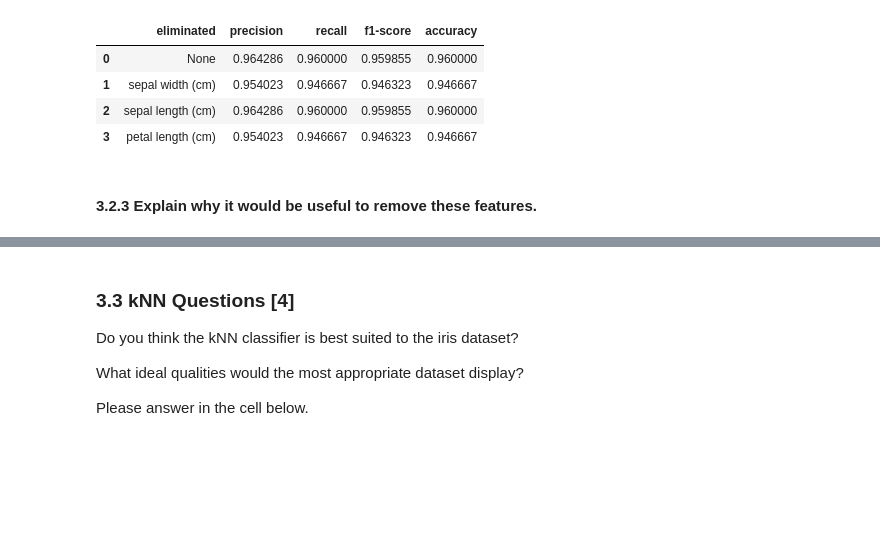
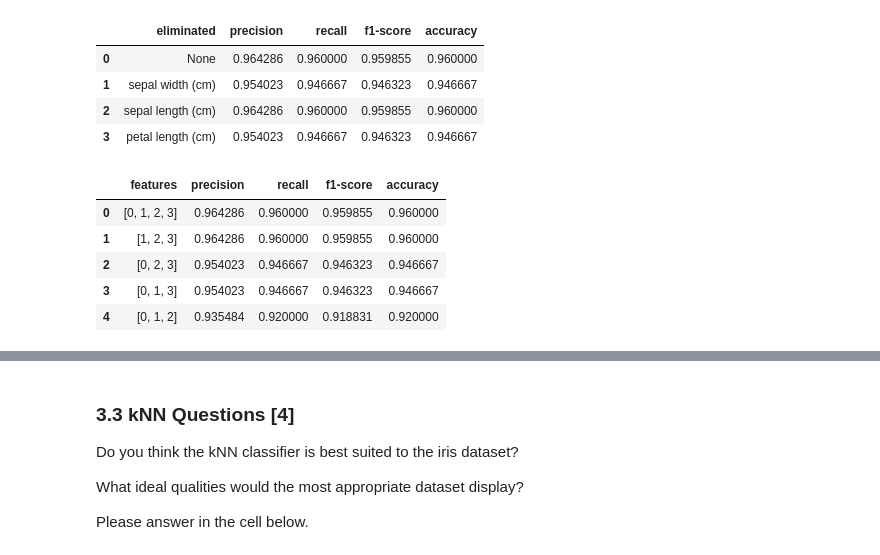
Before and after one commit to JohnnyFoulds/dsm040-2021-oct, a Jupyter notebook: coursework_02/CW2.ipynb, the cells around one changed output, grey strips where cells are left out. Cells and saved outputs as stored; diff of their text form; code cells hidden in the pictures; blank space fills up the shorter version.

```diff
--- a/coursework_02/CW2.ipynb
+++ b/coursework_02/CW2.ipynb
@@ -598,5 +601,26 @@ backwards_elimination(X_train, y_train, X_test, y_test, random_state, feature_na
 | 1 | sepal width (cm) | 0.954023 | 0.946667 | 0.946323 | 0.946667 |
 | 2 | sepal length (cm) | 0.964286 | 0.960000 | 0.959855 | 0.960000 |
 | 3 | petal length (cm) | 0.954023 | 0.946667 | 0.946323 | 0.946667 |
-# %% [markdown]
-#### 3.2.3 Explain why it would be useful to remove these features.
+# %%
+# get the metrics with no features removed
+selected_features = list(range(len(iris.feature_names)))
+modeler_rf_sel = create_rf_modeler(X_train, y_train, X_test, y_test, selected_features, random_state)
+results = modeler_rf_sel.get_evaluation().iloc[: , 1:]
+results.insert(0, 'features', str(selected_features))
+
+# experiment with removal of single features
+for i, feature in enumerate(iris.feature_names):
+    selected_features = list(range(len(iris.feature_names)))
+    del selected_features[i]
+    modeler_rf_sel = create_rf_modeler(X_train, y_train, X_test, y_test, selected_features, random_state)
+    df_evaluation = modeler_rf_sel.get_evaluation().iloc[: , 1:]
+    df_evaluation.insert(0, 'features', str(selected_features))
+    results = results.append(df_evaluation, ignore_index=True)
+results
+# %% [output]
+|  | features | precision | recall | f1-score | accuracy |
+| 0 | [0, 1, 2, 3] | 0.964286 | 0.960000 | 0.959855 | 0.960000 |
+| 1 | [1, 2, 3] | 0.964286 | 0.960000 | 0.959855 | 0.960000 |
+| 2 | [0, 2, 3] | 0.954023 | 0.946667 | 0.946323 | 0.946667 |
+| 3 | [0, 1, 3] | 0.954023 | 0.946667 | 0.946323 | 0.946667 |
+| 4 | [0, 1, 2] | 0.935484 | 0.920000 | 0.918831 | 0.920000 |
```
Also changed, not shown: parts of 5 cells of this notebook.
